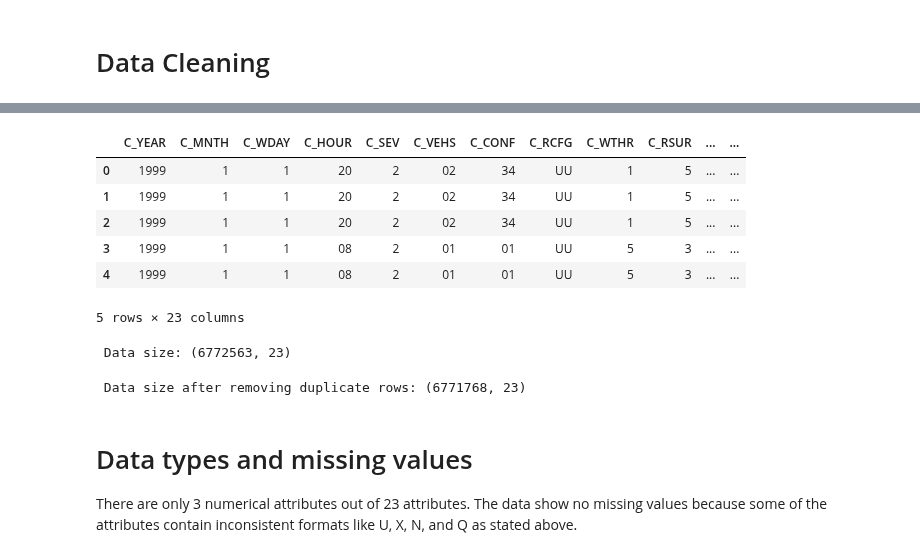
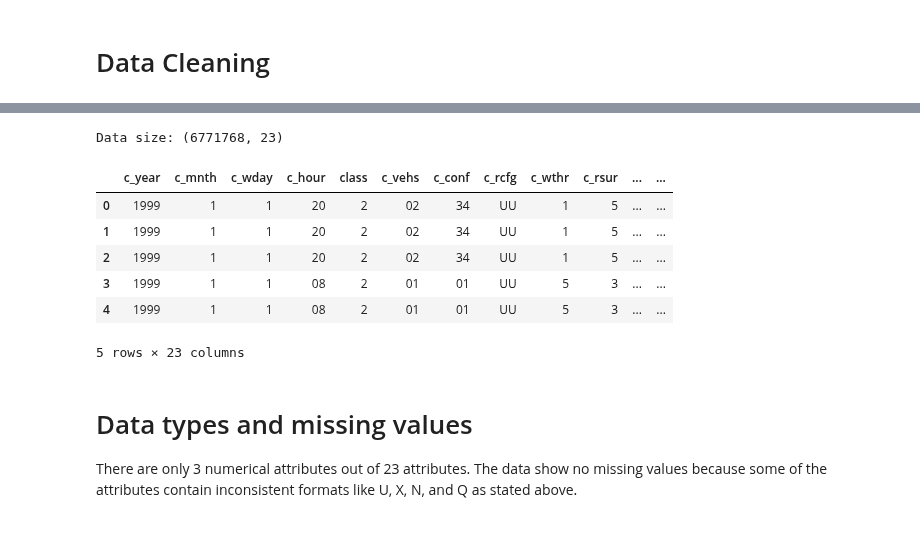
Before and after one commit to Owerre/imbalanced-learning, a Jupyter notebook: canada-collision/notebooks/01-data_cleaning.ipynb, the cells around one changed output, grey strips where cells are left out. Cells and saved outputs as stored; diff of their text form; code cells hidden in the pictures.

```diff
--- a/canada-collision/notebooks/01-data_cleaning.ipynb
+++ b/canada-collision/notebooks/01-data_cleaning.ipynb
@@ -34,10 +24,0 @@ This cell took 1.1143408020337422 mins to run
-# %%
-df.head()
-# %% [output]
-|  | C_YEAR | C_MNTH | C_WDAY | C_HOUR | C_SEV | C_VEHS | C_CONF | C_RCFG | C_WTHR | C_RSUR | ... | ... |
-| 0 | 1999 | 1 | 1 | 20 | 2 | 02 | 34 | UU | 1 | 5 | ... | ... |
-| 1 | 1999 | 1 | 1 | 20 | 2 | 02 | 34 | UU | 1 | 5 | ... | ... |
-| 2 | 1999 | 1 | 1 | 20 | 2 | 02 | 34 | UU | 1 | 5 | ... | ... |
-| 3 | 1999 | 1 | 1 | 08 | 2 | 01 | 01 | UU | 5 | 3 | ... | ... |
-| 4 | 1999 | 1 | 1 | 08 | 2 | 01 | 01 | UU | 5 | 3 | ... | ... |
-5 rows × 23 columns
@@ -47,4 +24,0 @@ df = df.rename(columns ={'C_SEV':'FATAL'})
-# %%
-print(" Data size:", df.shape)
-# %% [output]
- Data size: (6772563, 23)
@@ -54,7 +25,23 @@ df.drop_duplicates(inplace = True)
-# %%
-print(" Data size after removing duplicate rows:", df.shape)
-# %% [output]
- Data size after removing duplicate rows: (6771768, 23)
+# %%
+df = pd.read_csv('../data/NCDB_1999_to_2017.csv') # Load raw data
+
+df.columns = [x.lower() for x in df.columns] # Column names in lower case
+
+df = df.rename(columns ={'c_sev':'class'}) # Rename the class variable
+
+df.drop_duplicates(inplace = True) # Drop duplicate rows
+
+print('Data size: {}'.format(df.shape))
+df.head()
+# %% [output]
+Data size: (6771768, 23)
+|  | c_year | c_mnth | c_wday | c_hour | class | c_vehs | c_conf | c_rcfg | c_wthr | c_rsur | ... | ... |
+| 0 | 1999 | 1 | 1 | 20 | 2 | 02 | 34 | UU | 1 | 5 | ... | ... |
+| 1 | 1999 | 1 | 1 | 20 | 2 | 02 | 34 | UU | 1 | 5 | ... | ... |
+| 2 | 1999 | 1 | 1 | 20 | 2 | 02 | 34 | UU | 1 | 5 | ... | ... |
+| 3 | 1999 | 1 | 1 | 08 | 2 | 01 | 01 | UU | 5 | 3 | ... | ... |
+| 4 | 1999 | 1 | 1 | 08 | 2 | 01 | 01 | UU | 5 | 3 | ... | ... |
+5 rows × 23 columns
 # %% [markdown]
 # Data types and missing values
 
```
Also changed, not shown: parts of 178 cells of this notebook, 26 other files.
